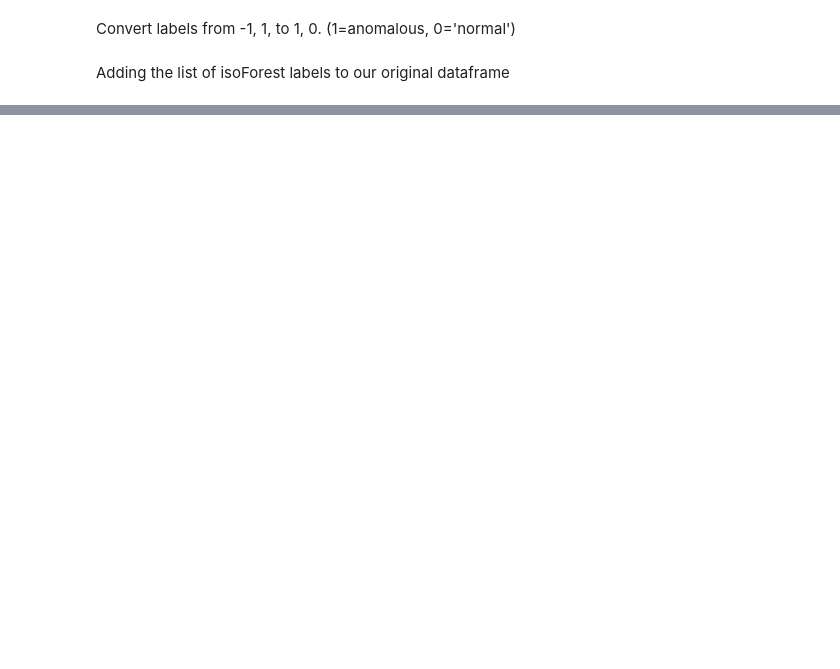
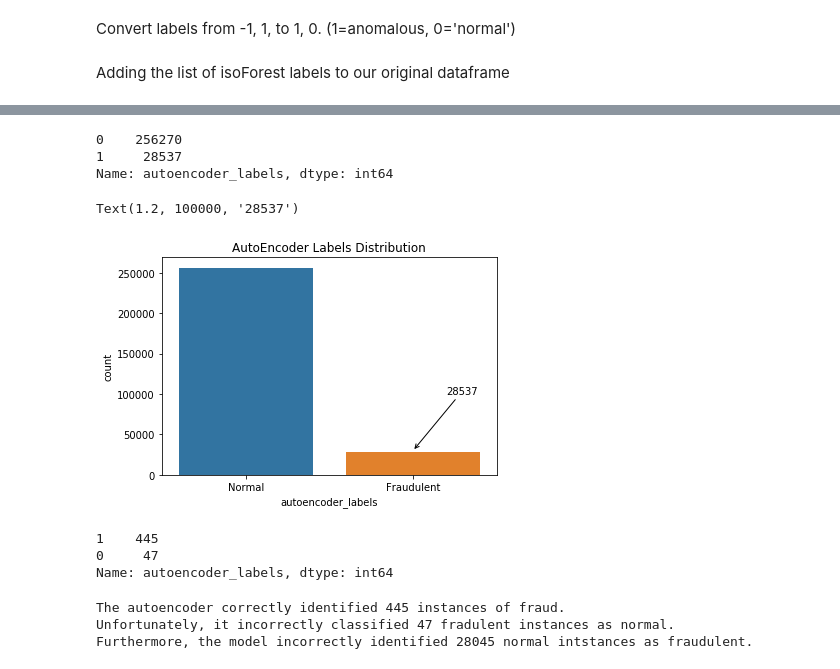
Before and after one commit to taronishmadeka/credit_card_ad, a Jupyter notebook: CC_anomaly_detection.ipynb, the cells around one changed output, grey strips where cells are left out. Cells and saved outputs as stored; diff of their text form; code cells hidden in the pictures; blank space fills up the shorter version.

Commit message:
added autoencoder + analysis

```diff
--- a/CC_anomaly_detection.ipynb
+++ b/CC_anomaly_detection.ipynb
@@ -150,0 +192,5 @@ Not to mention, the model incorrectly identified 9986 normal intstances as fraud
+# %%
+clf_ae = AutoEncoder(hidden_neurons=[29, 21, 16, 12, 16, 21, 29], hidden_activation='relu',
+                     output_activation='sigmoid', loss=keras.losses.binary_crossentropy,
+                     epochs=10, contamination=.1)
+trained_ae = clf_ae.fit(X_train)
@@ -150,0 +217,3 @@ Not to mention, the model incorrectly identified 9986 normal intstances as fraud
+# %%
+ae_anomaly_labels = trained_ae.predict(X)
+ae_anomaly_labels
@@ -150,0 +224,3 @@ Not to mention, the model incorrectly identified 9986 normal intstances as fraud
+# %%
+dataset['autoencoder_labels'] = ae_anomaly_labels
+dataset.head()
@@ -150,0 +235,33 @@ Not to mention, the model incorrectly identified 9986 normal intstances as fraud
+# %%
+autoencoder_counts = dataset['autoencoder_labels'].value_counts()
+autoencoder_counts
+# %% [output]
+0    256270
+1     28537
+Name: autoencoder_labels, dtype: int64
+# %%
+bars = ('Normal', 'Fraudulent')
+y_pos = np.arange(2)
+
+sns.countplot('autoencoder_labels', data=dataset)
+plt.title('AutoEncoder Labels Distribution')
+plt.xticks(y_pos, bars, horizontalalignment='center')
+plt.annotate(str(autoencoder_counts[1]), xy=(1,30000), xytext=(1.2, 100000), arrowprops=dict(arrowstyle="->"))
+# %% [output]
+Text(1.2, 100000, '28537')
+[figure, added]
+# %%
+auto_encoder_fraud_counts = fraud_data['autoencoder_labels'].value_counts()
+auto_encoder_fraud_counts
+# %% [output]
+1    445
+0     47
+Name: autoencoder_labels, dtype: int64
+# %%
+print('The autoencoder correctly identified ' + str(auto_encoder_fraud_counts[1]) + ' instances of fraud.')
+print('Unfortunately, it incorrectly classified ' + str(auto_encoder_fraud_counts[0]) + ' fradulent instances as normal.')
+print('Furthermore, the model incorrectly identified ' + str(autoencoder_counts[1] - 492) + ' normal intstances as fraudulent.')
+# %% [output]
+The autoencoder correctly identified 445 instances of fraud.
+Unfortunately, it incorrectly classified 47 fradulent instances as normal.
+Furthermore, the model incorrectly identified 28045 normal intstances as fraudulent.
```
Also changed, not shown: parts of 26 cells of this notebook.
